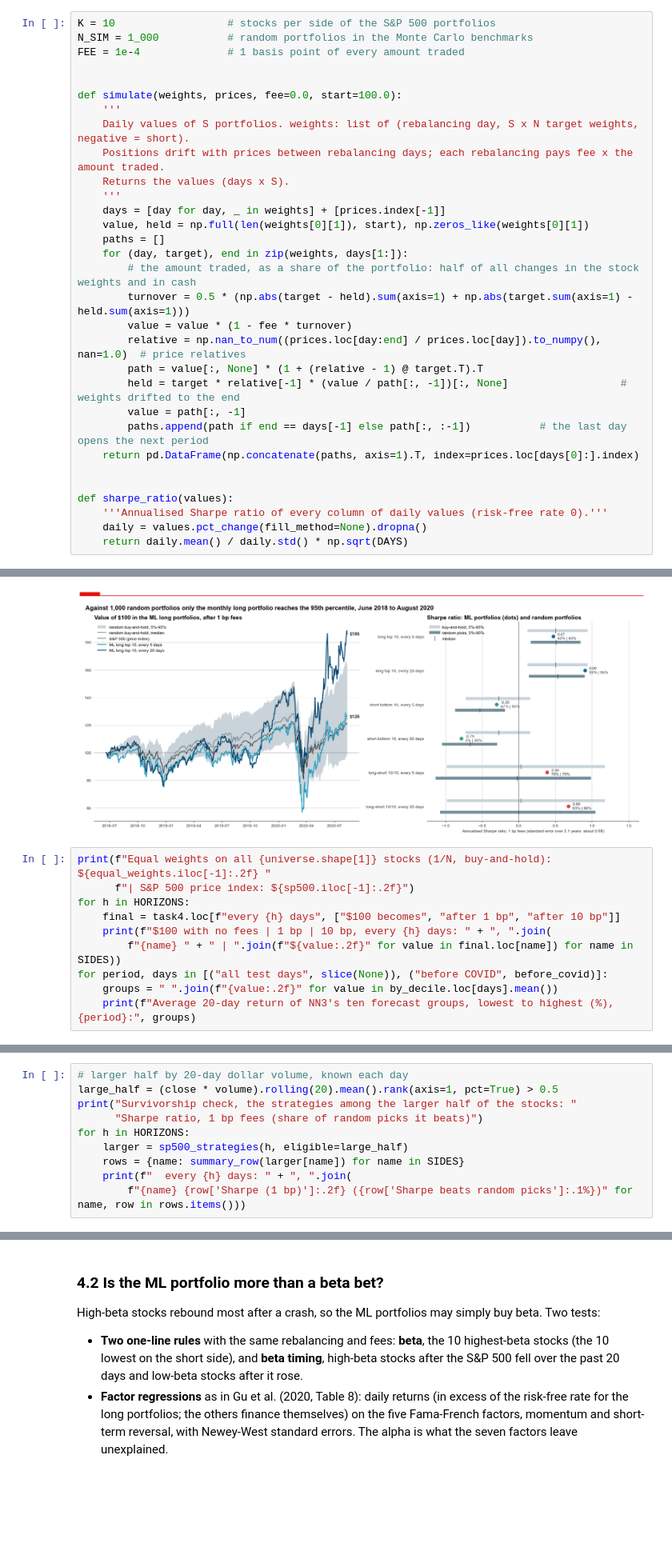
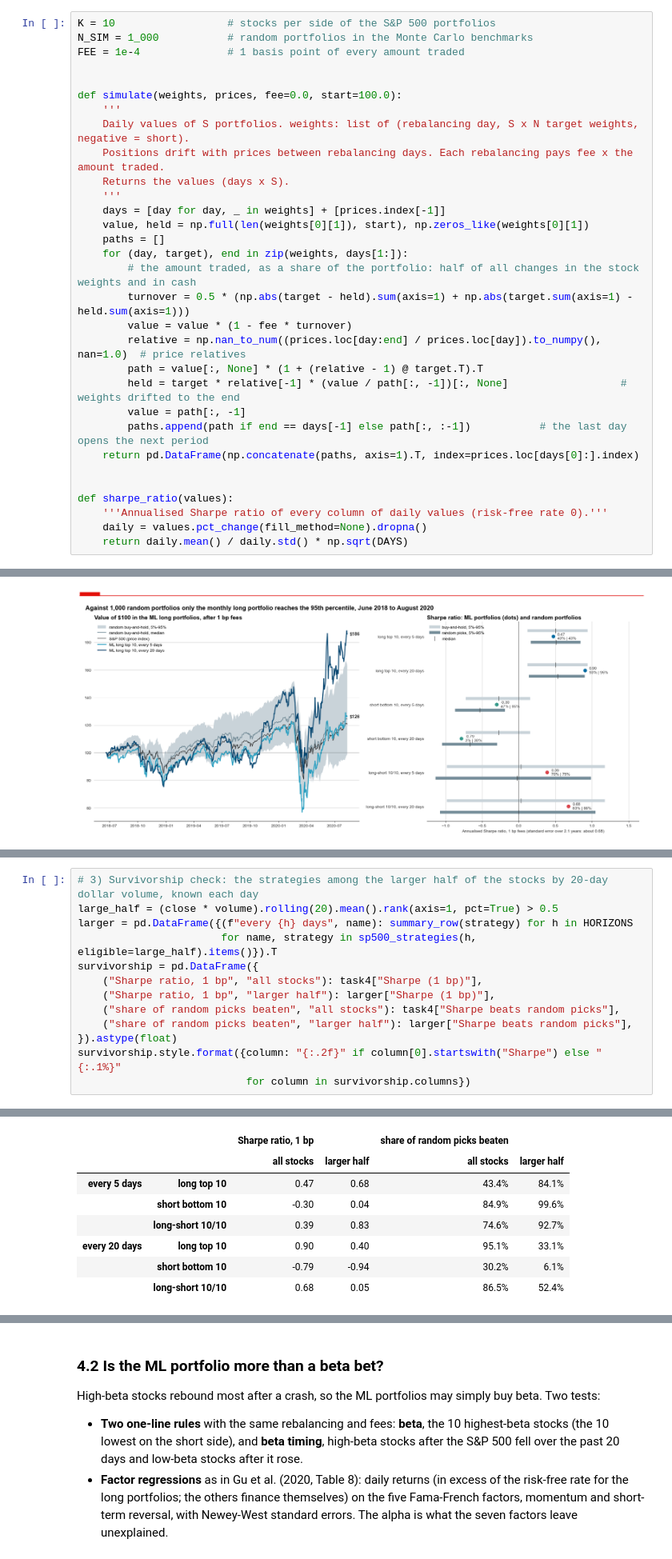
Before and after one commit to cboumans/Finance_with_Big_Data, a Jupyter notebook: lab4/PCLab4_Group4.ipynb, the cells around one changed output, grey strips where cells are left out. Shown at 80% size. Cells and saved outputs as stored; diff of their text form; blank space fills up the shorter version.

Commit message:
nth + n check

```diff
--- a/lab4/PCLab4_Group4.ipynb
+++ b/lab4/PCLab4_Group4.ipynb
@@ -1189,7 +1191,7 @@ FEE = 1e-4              # 1 basis point of every amount traded
 def simulate(weights, prices, fee=0.0, start=100.0):
     '''
     Daily values of S portfolios. weights: list of (rebalancing day, S x N target weights, negative = short).
-    Positions drift with prices between rebalancing days; each rebalancing pays fee x the amount traded.
+    Positions drift with prices between rebalancing days. Each rebalancing pays fee x the amount traded.
     Returns the values (days x S).
     '''
     days = [day for day, _ in weights] + [prices.index[-1]]
@@ -1362,13 +1378,3 @@ show("Against 1,000 random portfolios only the monthly long portfolio reaches th
      "June 2018 to August 2020")
 # %% [output]
 [figure]
-# %%
-print(f"Equal weights on all {universe.shape[1]} stocks (1/N, buy-and-hold): ${equal_weights.iloc[-1]:.2f} "
-      f"| S&P 500 price index: ${sp500.iloc[-1]:.2f}")
-for h in HORIZONS:
-    final = task4.loc[f"every {h} days", ["$100 becomes", "after 1 bp", "after 10 bp"]]
-    print(f"$100 with no fees | 1 bp | 10 bp, every {h} days: " + ", ".join(
-        f"{name} " + " | ".join(f"${value:.2f}" for value in final.loc[name]) for name in SIDES))
-for period, days in [("all test days", slice(None)), ("before COVID", before_covid)]:
-    groups = " ".join(f"{value:.2f}" for value in by_decile.loc[days].mean())
-    print(f"Average 20-day return of NN3's ten forecast groups, lowest to highest (%), {period}:", groups)
@@ -1381,11 +1410,14 @@ Average 20-day return of NN3's ten forecast groups, lowest to highest (%), befor
 # %%
-# larger half by 20-day dollar volume, known each day
+# 3) Survivorship check: the strategies among the larger half of the stocks by 20-day dollar volume, known each day
 large_half = (close * volume).rolling(20).mean().rank(axis=1, pct=True) > 0.5
-print("Survivorship check, the strategies among the larger half of the stocks: "
-      "Sharpe ratio, 1 bp fees (share of random picks it beats)")
-for h in HORIZONS:
-    larger = sp500_strategies(h, eligible=large_half)
-    rows = {name: summary_row(larger[name]) for name in SIDES}
-    print(f"  every {h} days: " + ", ".join(
-        f"{name} {row['Sharpe (1 bp)']:.2f} ({row['Sharpe beats random picks']:.1%})" for name, row in rows.items()))
+larger = pd.DataFrame({(f"every {h} days", name): summary_row(strategy) for h in HORIZONS
+                       for name, strategy in sp500_strategies(h, eligible=large_half).items()}).T
+survivorship = pd.DataFrame({
+    ("Sharpe ratio, 1 bp", "all stocks"): task4["Sharpe (1 bp)"],
+    ("Sharpe ratio, 1 bp", "larger half"): larger["Sharpe (1 bp)"],
+    ("share of random picks beaten", "all stocks"): task4["Sharpe beats random picks"],
+    ("share of random picks beaten", "larger half"): larger["Sharpe beats random picks"],
+}).astype(float)
+survivorship.style.format({column: "{:.2f}" if column[0].startswith("Sharpe") else "{:.1%}"
+                           for column in survivorship.columns})
 # %% [output]
@@ -1395,3 +1424,11 @@ Survivorship check, the strategies among the larger half of the stocks: Sharpe r
+|  |  | Sharpe ratio, 1 bp |  | share of random picks beaten |  |
+|  |  | all stocks | larger half | all stocks | larger half |
+| every 5 days | long top 10 | 0.47 | 0.68 | 43.4% | 84.1% |
+|  | short bottom 10 | -0.30 | 0.04 | 84.9% | 99.6% |
+|  | long-short 10/10 | 0.39 | 0.83 | 74.6% | 92.7% |
+| every 20 days | long top 10 | 0.90 | 0.40 | 95.1% | 33.1% |
+|  | short bottom 10 | -0.79 | -0.94 | 30.2% | 6.1% |
+|  | long-short 10/10 | 0.68 | 0.05 | 86.5% | 52.4% |
 # %% [markdown]
 **Comments – 4.1**
 
```
Also changed, not shown: parts of 11 cells of this notebook.
